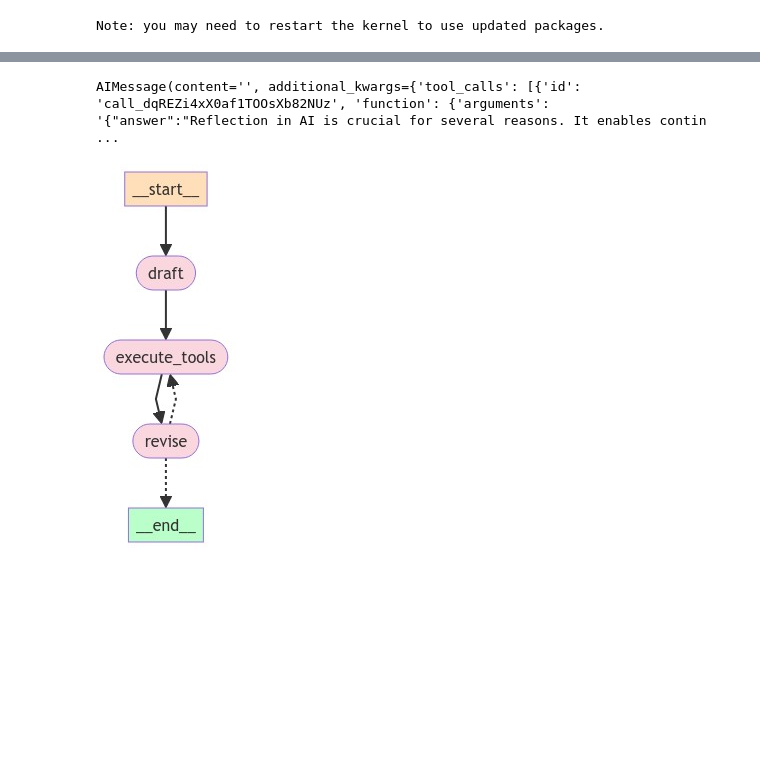
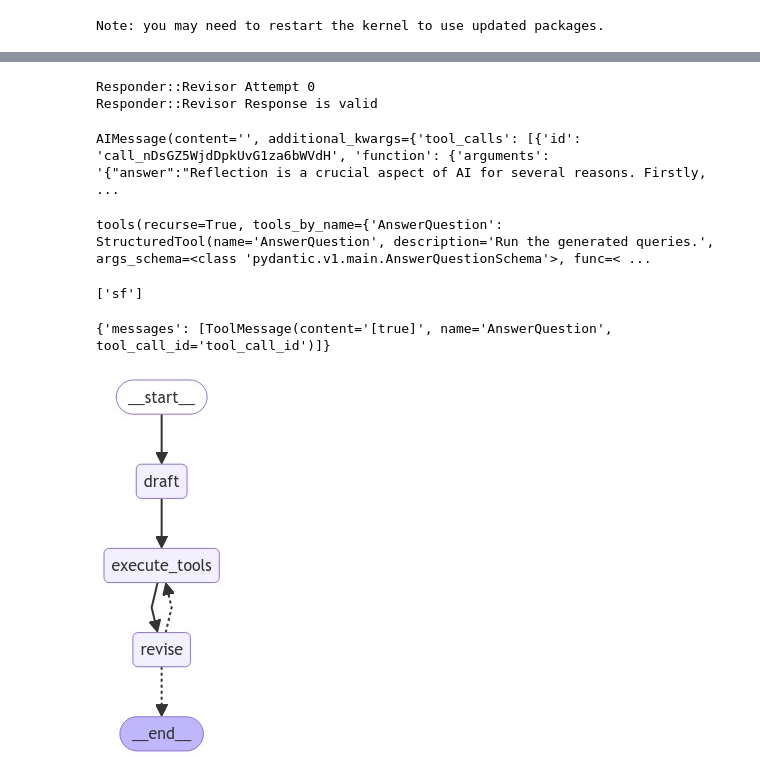
Before and after one commit to tajpouria/youtube, a Jupyter notebook: fine-tune-llama/reflexion.ipynb, the cells around one changed output, grey strips where cells are left out. Saved outputs shown, nothing was run; the diff lists cells and outputs as text; code cells hidden in the pictures; blank space fills up the shorter version.

Commit message:
Update dependencies and enhance ResponderWithRetries

```diff
--- a/fine-tune-llama/reflexion.ipynb
+++ b/fine-tune-llama/reflexion.ipynb
@@ -32,7 +30,7 @@ def website_schema_validator_tool(website_schema: str = None) -> bool:
     """
     return True if website_schema else False
 # %%
-from langchain_core.messages import HumanMessage, ToolMessage
+from langchain_core.messages import SystemMessage, HumanMessage, ToolMessage
 from langchain_core.output_parsers.openai_tools import PydanticToolsParser
 from langchain_core.prompts import ChatPromptTemplate, MessagesPlaceholder
 from langchain_core.pydantic_v1 import BaseModel, Field, ValidationError
@@ -54,21 +52,23 @@ class AnswerQuestion(BaseModel):
 
 
 class ResponderWithRetries:
-    def __init__(self, runnable, validator):
+    def __init__(self, runnable, validator, name=""):
         self.runnable = runnable
         self.validator = validator
+        self.name = name
 
-    def respond(self, state: list):
+    def respond(self, state):
         response = []
         for attempt in range(3):
-            response = self.runnable.invoke(
-                {"messages": state}, {"tags": [f"attempt:{attempt}"]}
-            )
+            print(f"Responder::{self.name} Attempt {attempt}")
+            response = self.runnable.invoke(state, {"tags": [f"attempt:{attempt}"]})
             try:
                 self.validator.invoke(response)
+                print(f"Responder::{self.name} Response is valid")
                 return response
             except ValidationError as e:
-                state = state + [
+                print(f"Responder::{self.name} Response is invalid")
+                state["messages"] = state["messages"] + [
                     response,
                     ToolMessage(
                         content=f"{repr(e)}\n\nPay close attention to the function schema.\n\n"
@@ -83,8 +83,7 @@ import datetime
 
 actor_prompt_template = ChatPromptTemplate.from_messages(
     [
-        (
-            "system",
+        SystemMessage(
             """You are expert researcher.
 Current time: {time}
 
@@ -92,9 +91,8 @@ Current time: {time}
 2. Reflect and critique your answer. Be severe to maximize improvement.
 3. Recommend search queries to research information and improve your answer.""",
         ),
-        MessagesPlaceholder(variable_name="messages"),
-        (
-            "user",
+        MessagesPlaceholder("messages"),
+        HumanMessage(
             "\n\n<system>Reflect on the user's original question and the"
             " actions taken thus far. Respond using the {function_name} function.</reminder>",
         ),
@@ -109,7 +107,7 @@ initial_answer_chain = actor_prompt_template.partial(
 validator = PydanticToolsParser(tools=[AnswerQuestion])
 
 first_responder = ResponderWithRetries(
-    runnable=initial_answer_chain, validator=validator
+    runnable=initial_answer_chain, validator=validator, name="First"
 )
 # %%
 example_question = "Why is reflection useful in AI?"
@@ -148,7 +149,9 @@ revision_chain = actor_prompt_template.partial(
 ) | llm.bind_tools(tools=[ReviseAnswer])
 revision_validator = PydanticToolsParser(tools=[ReviseAnswer])
 
-revisor = ResponderWithRetries(runnable=revision_chain, validator=revision_validator)
+revisor = ResponderWithRetries(
+    runnable=revision_chain, validator=revision_validator, name="Revisor"
+)
 # %%
 import json
 
@@ -159,16 +162,19 @@ revised = revisor.respond(
         ToolMessage(
             tool_call_id=initial.tool_calls[0]["id"],
             content=json.dumps(
-                website_schema_validator_tool.invoke(
-                    {"query": initial.tool_calls[0]["args"]["reflection"]["search_queries"][0]}
-                )
+                # website_schema_validator_tool.invoke(
+                #     {"query": initial.tool_calls[0]["args"]["reflection"]["search_queries"][0]}
+                # )
+                {"content": "This is a test"}
             ),
         ),
     ]
 )
 revised
 # %% [output]
-AIMessage(content='', additional_kwargs={'tool_calls': [{'id': 'call_dqREZi4xX0af1TOOsXb82NUz', 'function': {'arguments': '{"answer":"Reflection in AI is crucial for several reasons. It enables contin ...
+Responder::Revisor Attempt 0
+Responder::Revisor Response is valid
+AIMessage(content='', additional_kwargs={'tool_calls': [{'id': 'call_nDsGZ5WjdDpkUvG1za6bWVdH', 'function': {'arguments': '{"answer":"Reflection is a crucial aspect of AI for several reasons. Firstly, ...
 # %%
 from langchain_core.tools import StructuredTool
 
@@ -177,7 +183,8 @@ from langgraph.prebuilt import ToolNode
 
 def run_queries(search_queries: list[str], **kwargs):
     """Run the generated queries."""
-    return website_schema_validator_tool.batch([{"query": query} for query in search_queries])
+    print(search_queries)
+    return website_schema_validator_tool.batch([{"website_schema": query} for query in search_queries])
 
 
 tool_node = ToolNode(
@@ -186,6 +193,30 @@ tool_node = ToolNode(
         StructuredTool.from_function(run_queries, name=ReviseAnswer.__name__),
     ]
 )
+# %%
+tool_node
+# %% [output]
+tools(recurse=True, tools_by_name={'AnswerQuestion': StructuredTool(name='AnswerQuestion', description='Run the generated queries.', args_schema=<class 'pydantic.v1.main.AnswerQuestionSchema'>, func=< ...
+# %%
+from langchain_core.messages import AIMessage
+
+message_with_single_tool_call = AIMessage(
+    content="",
+    tool_calls=[
+        {
+            "name": "AnswerQuestion",
+            "args": {"search_queries": ["sf"]},
+            "id": "tool_call_id",
+            "type": "tool_call",
+        }
+    ],
+)
+
+
+tool_node.invoke({"messages": [message_with_single_tool_call]})
+# %% [output]
+['sf']
+{'messages': [ToolMessage(content='[true]', name='AnswerQuestion', tool_call_id='tool_call_id')]}
 # %%
 from typing import Literal
 
@@ -237,13 +268,9 @@ graph = builder.compile()
 # %%
 from IPython.display import Image, display
 
-try:
-    display(Image(graph.get_graph().draw_mermaid_png()))
-except Exception:
-    # This requires some extra dependencies and is optional
-    pass
+display(Image(graph.get_graph().draw_mermaid_png()))
 # %% [output]
-[figure, old version]
+[figure, new version]
 # %%
 graph.invoke(
     {
```
Also changed, not shown: parts of 4 cells of this notebook.
